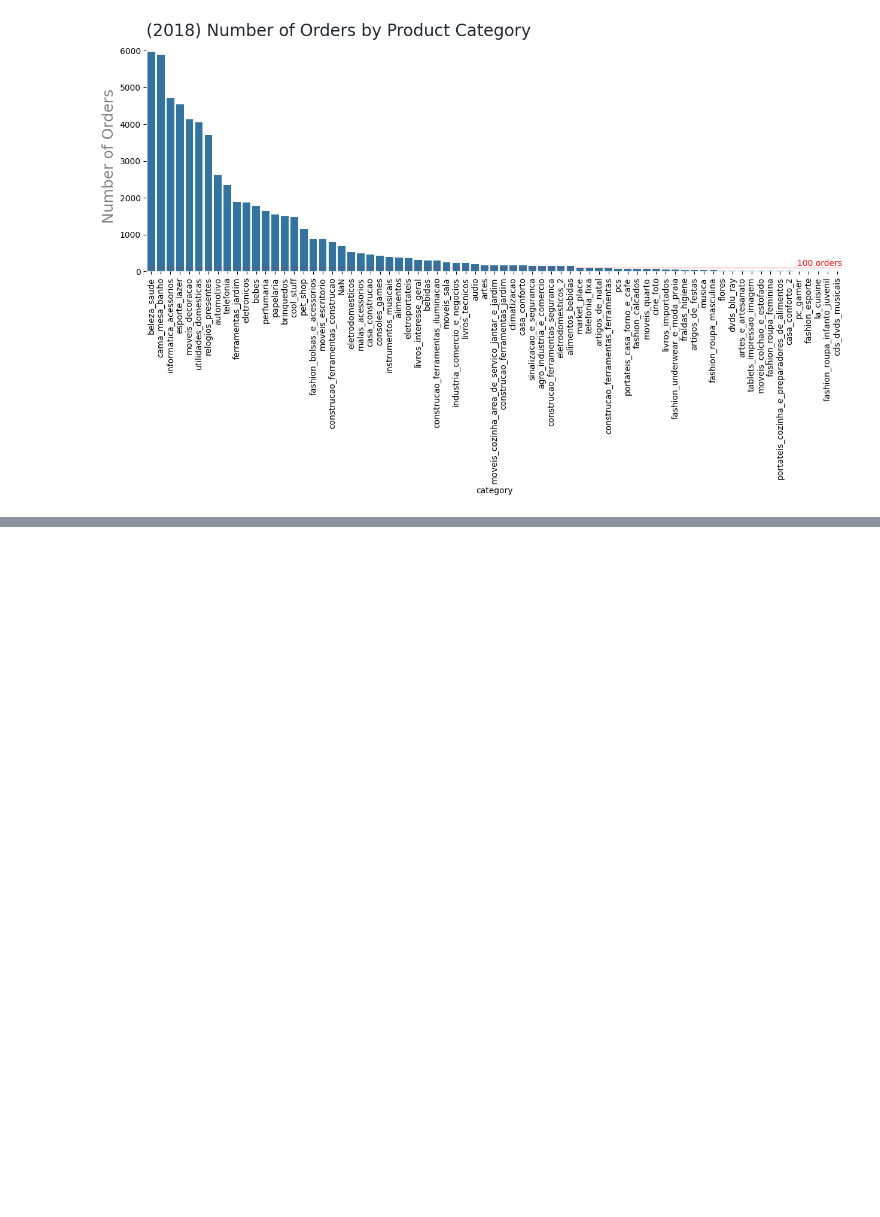
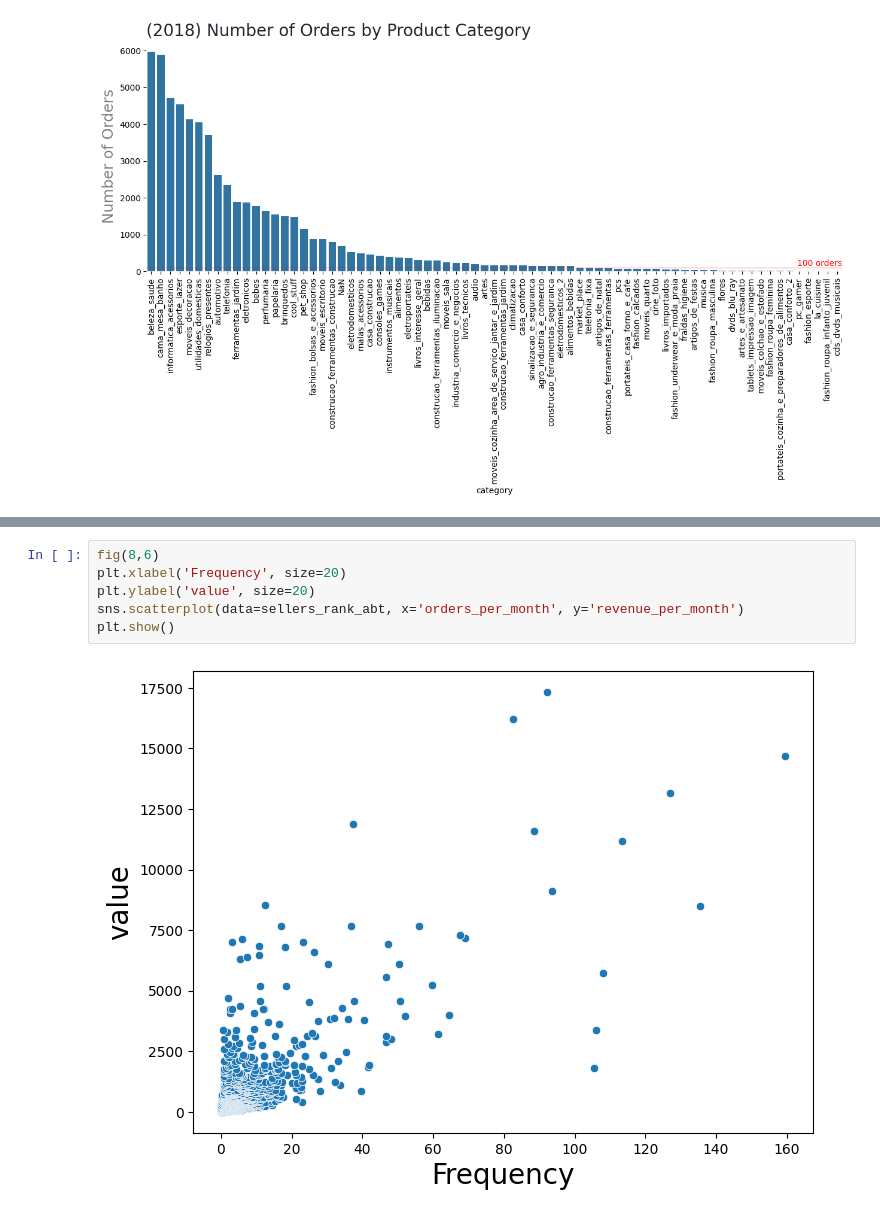
Before and after one commit to pauloreis-ds/olist, a Jupyter notebook: business_questions_insights/notebooks/1.1-pr-data-analysis-full-postgresql-challenge.ipynb, the cells around one changed output, grey strips where cells are left out. Cells and saved outputs as stored; diff of their text form; blank space fills up the shorter version.

```diff
--- a/business_questions_insights/notebooks/1.1-pr-data-analysis-full-postgresql-challenge.ipynb
+++ b/business_questions_insights/notebooks/1.1-pr-data-analysis-full-postgresql-challenge.ipynb
@@ -481,0 +533,8 @@ plt.show()
+# %%
+fig(8,6)
+plt.xlabel('Frequency', size=20)
+plt.ylabel('value', size=20)
+sns.scatterplot(data=sellers_rank_abt, x='orders_per_month', y='revenue_per_month')
+plt.show()
+# %% [output]
+[figure, added]
```
Also changed, not shown: parts of 7 cells of this notebook, 2 other files.
